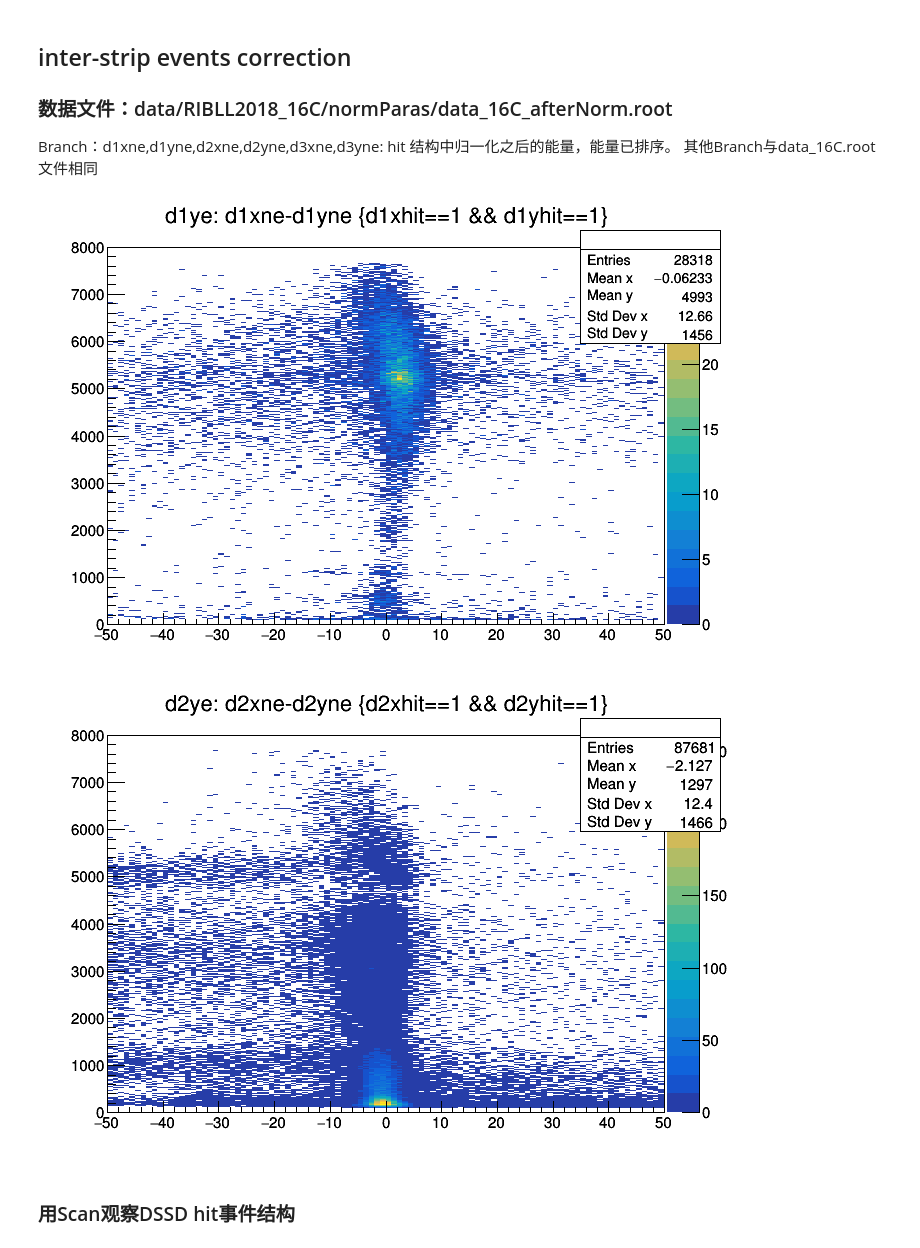
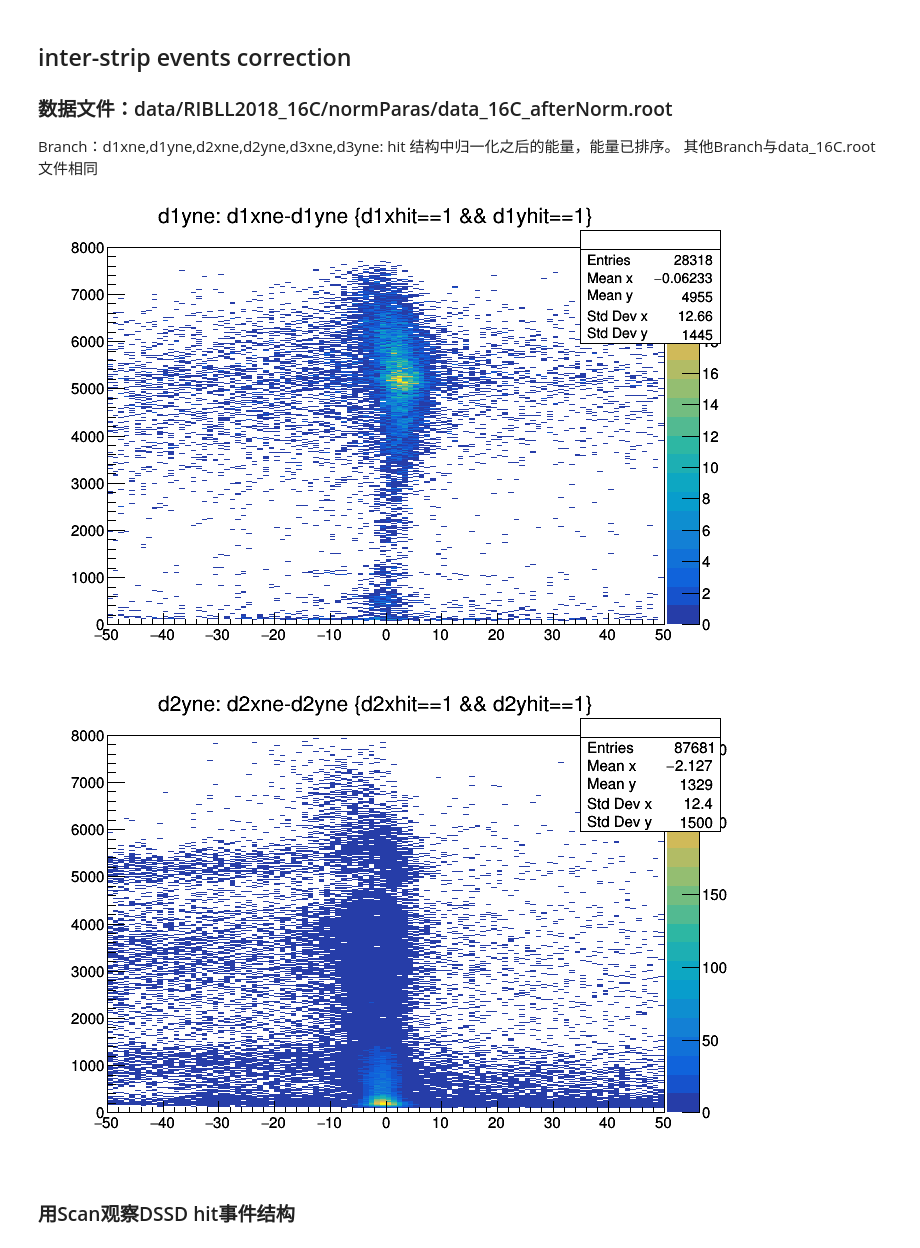
Before and after one commit to pkuNucExp/Data-Analysis-Course, a Jupyter notebook: chapt2/DSSD/front-back/inter-strip correlation.ipynb, the cells around one changed output. Saved outputs shown, nothing was run; the diff lists cells and outputs as text; code cells hidden in the pictures.

```diff
--- a/chapt2/DSSD/front-back/inter-strip correlation.ipynb
+++ b/chapt2/DSSD/front-back/inter-strip correlation.ipynb
@@ -8,16 +8,16 @@ TFile *ipf=new TFile("data_16C_afterNorm.root");
 TTree *ipt=(TTree*) ipf->Get("tree");
 TCanvas *c1=new TCanvas("c1","c1");
 # %%
-tree->Draw("d1ye: d1xne-d1yne>>(100,-50,50,1000,0,8000)","d1xhit==1 && d1yhit==1","colz");
-c1->Draw();//d1xne-d1yne的能量差在(-15,15)范围内时，可认为有front-back correlation。
+tree->Draw("d1yne: d1xne-d1yne>>(100,-50,50,1000,0,8000)","d1xhit==1 && d1yhit==1","colz");
+c1->Draw();//目测，d1xne-d1yne的能量差在(-15,15)范围内时，可认为有front-back correlation。一般取上图向x方向投影后在峰位的(-3sigma, +3sigma) 范围
 //对于大能量沉积事件，条件应适当放宽，见Scan部分说明。
 # %% [output]
-[figure, old version]
+[figure, new version]
 # %%
-tree->Draw("d2ye: d2xne-d2yne>>(100,-50,50,1000,0,8000)","d2xhit==1 && d2yhit==1","colz");
+tree->Draw("d2yne: d2xne-d2yne>>(100,-50,50,1000,0,8000)","d2xhit==1 && d2yhit==1","colz");
 c1->Draw();//d2xne-d2yne的能量差在(-15,15)范围内时，可认为有front-back correlation
 # %% [output]
-[figure, old version]
+[figure, new version]
 # %% [markdown]
 ### 用Scan观察DSSD hit事件结构
 # %% [markdown]
```
